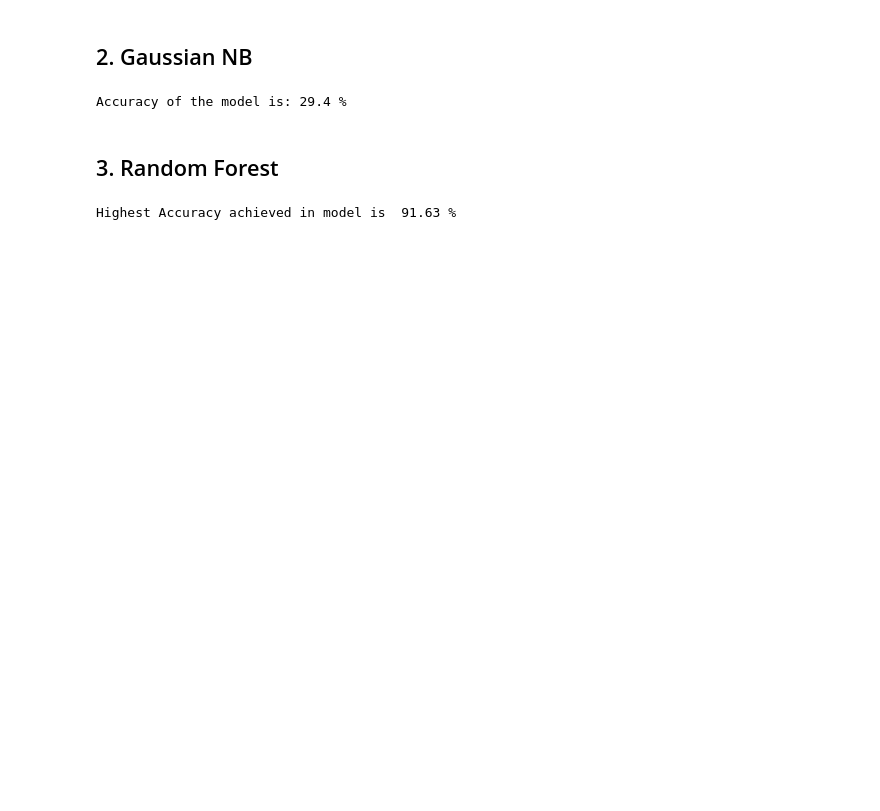
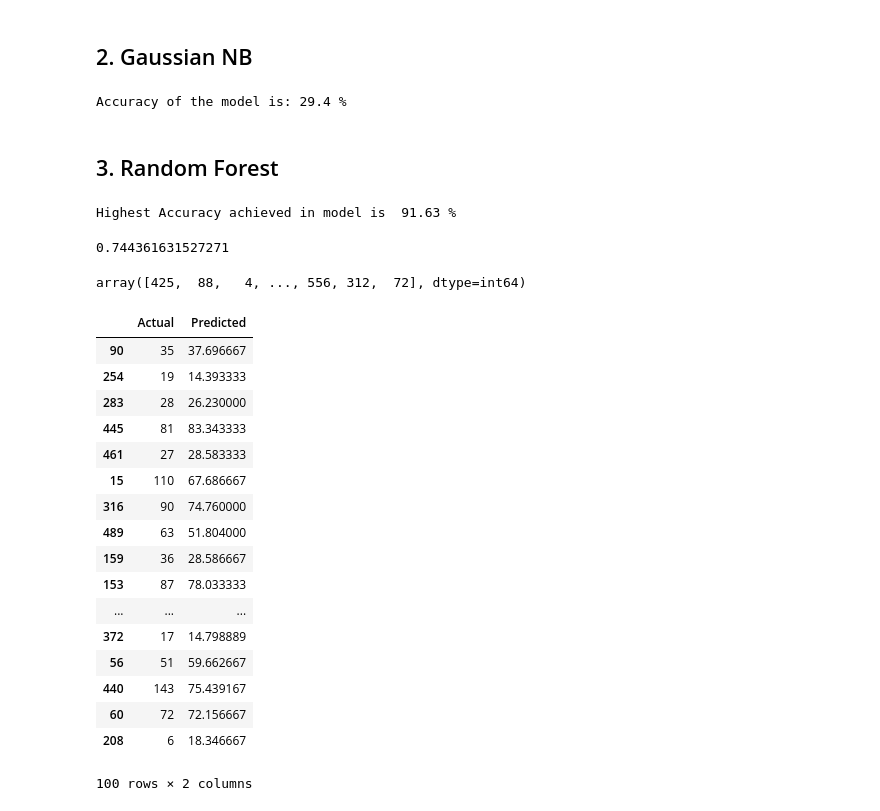
Before and after one commit to Pranav4798/BikeShare, a Jupyter notebook: SoftM2.ipynb, the cells around one changed output. Drawn from its saved outputs; the diff is of its cells as text; code cells hidden in the pictures; blank space fills up the shorter version.

```diff
--- a/SoftM2.ipynb
+++ b/SoftM2.ipynb
@@ -180,0 +188,6 @@ Highest Accuracy achieved in model is  91.63 %
+# %%
+from sklearn.model_selection import cross_val_score
+accuracy = cross_val_score(estimator = regressor, X = X_train, y = y_train, cv =10, verbose = 0)
+accuracy.max()
+# %% [output]
+0.744361631527271
@@ -180,0 +196,26 @@ Highest Accuracy achieved in model is  91.63 %
+# %%
+Y_tst
+# %% [output]
+array([425,  88,   4, ..., 556, 312,  72], dtype=int64)
+# %%
+df = pd.DataFrame({'Actual': YT1, 'Predicted': y_pred})
+df
+# %% [output]
+|  | Actual | Predicted |
+| 90 | 35 | 37.696667 |
+| 254 | 19 | 14.393333 |
+| 283 | 28 | 26.230000 |
+| 445 | 81 | 83.343333 |
+| 461 | 27 | 28.583333 |
+| 15 | 110 | 67.686667 |
+| 316 | 90 | 74.760000 |
+| 489 | 63 | 51.804000 |
+| 159 | 36 | 28.586667 |
+| 153 | 87 | 78.033333 |
+| ... | ... | ... |
+| 372 | 17 | 14.798889 |
+| 56 | 51 | 59.662667 |
+| 440 | 143 | 75.439167 |
+| 60 | 72 | 72.156667 |
+| 208 | 6 | 18.346667 |
+100 rows × 2 columns
```
Also changed, not shown: parts of 5 cells of this notebook.
